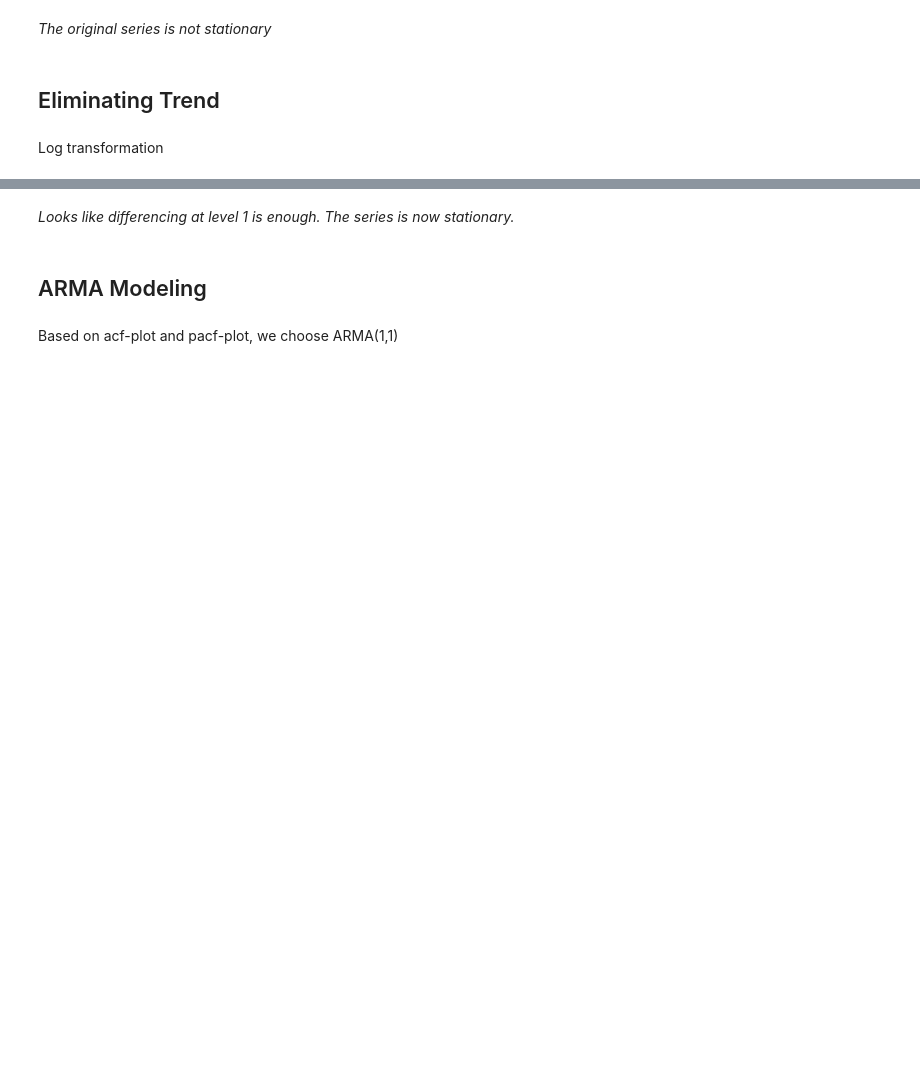
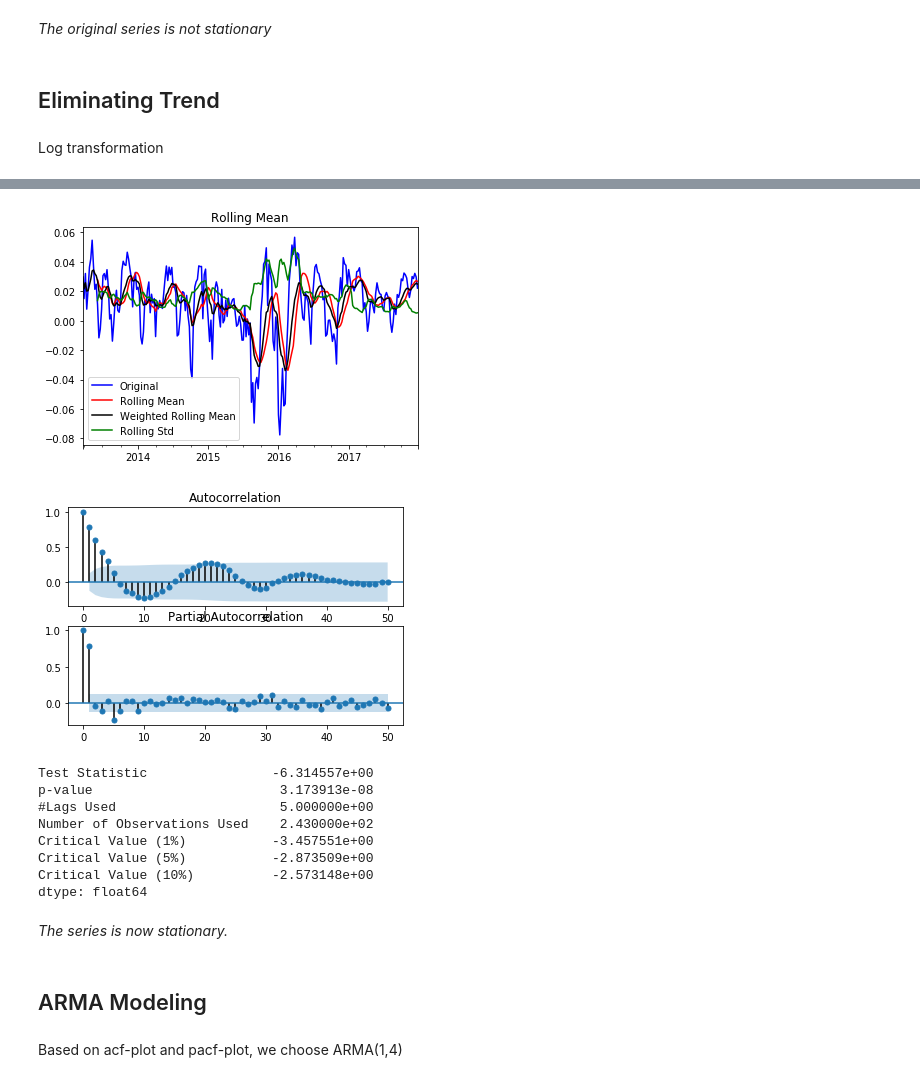
Before and after one commit to charlienew/Finance, a Jupyter notebook: sp500 test.ipynb, the cells around one changed output, grey strips where cells are left out. Drawn from its saved outputs; the diff is of its cells as text; code cells hidden in the pictures; blank space fills up the shorter version.

```diff
--- a/sp500 test.ipynb
+++ b/sp500 test.ipynb
@@ -165,8 +169,23 @@ dtype: float64
+# %%
+draw_trend(ts_log_moving_diff,12)
+draw_acf_pacf(ts_log_moving_diff, 50)
+testStationarity(ts_log_moving_diff)
+# %% [output]
+[figure, added]
+[figure, added]
+Test Statistic                -6.314557e+00
+p-value                        3.173913e-08
+#Lags Used                     5.000000e+00
+Number of Observations Used    2.430000e+02
+Critical Value (1%)           -3.457551e+00
+Critical Value (5%)           -2.873509e+00
+Critical Value (10%)          -2.573148e+00
+dtype: float64
 # %% [markdown]
-*Looks like differencing at level 1 is enough. The series is now stationary.*
+*The series is now stationary.*
 # %% [markdown]
 ## ARMA Modeling
 # %% [markdown]
-Based on acf-plot and pacf-plot, we choose ARMA(1,1)
+Based on acf-plot and pacf-plot, we choose ARMA(1,4)
 # %%
 from statsmodels.tsa.arima_model import ARMA
```
Also changed, not shown: parts of 11 cells of this notebook.
